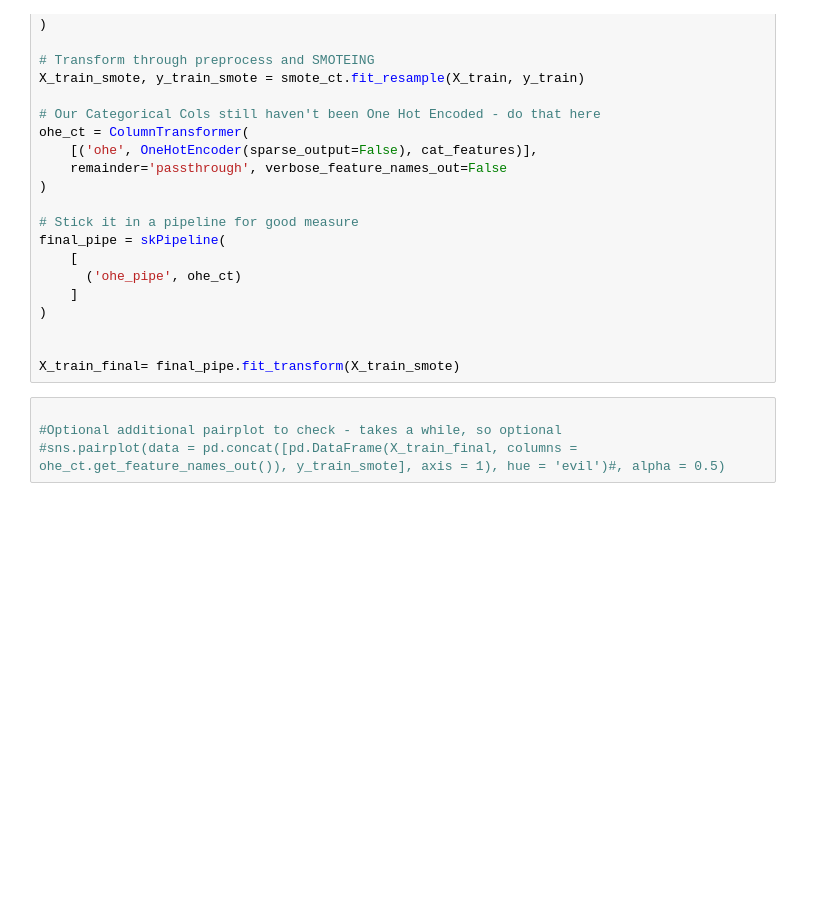
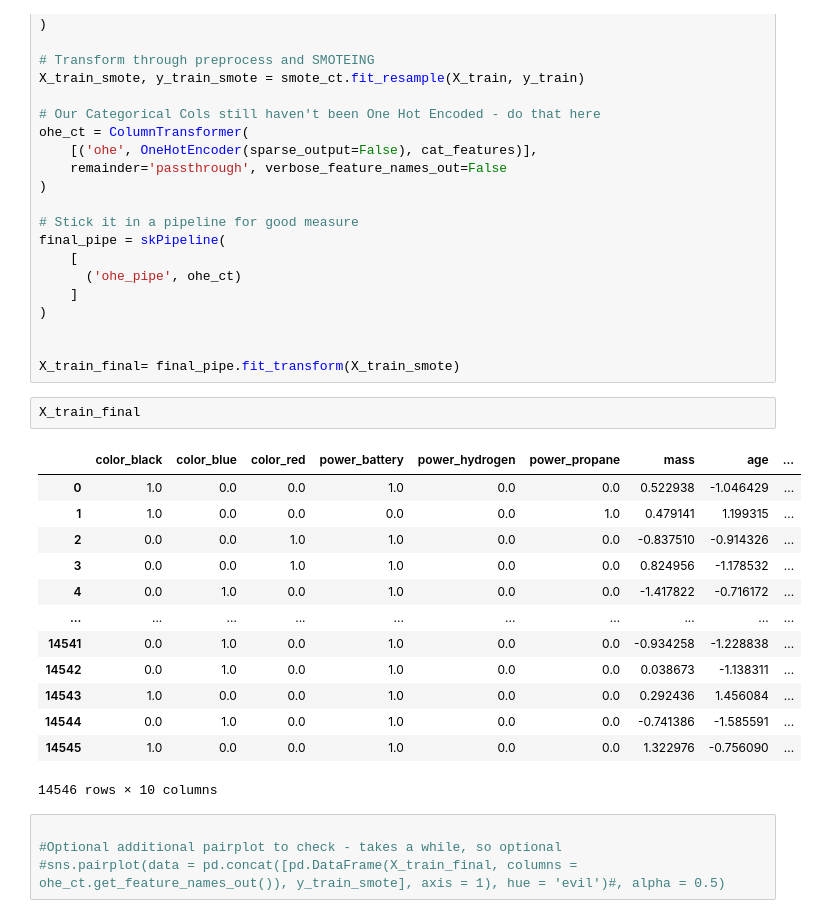
Before and after one commit to data11y/evil-robots-for-students, a Jupyter notebook: robot-hunt-fine-tuning.ipynb, the cells around one changed output. Saved outputs shown, nothing was run; the diff lists cells and outputs as text; blank space fills up the shorter version.

```diff
--- a/robot-hunt-fine-tuning.ipynb
+++ b/robot-hunt-fine-tuning.ipynb
@@ -182,6 +189,22 @@ final_pipe = skPipeline(
 
 
 X_train_final= final_pipe.fit_transform(X_train_smote)
+# %%
+X_train_final
+# %% [output]
+|  | color_black | color_blue | color_red | power_battery | power_hydrogen | power_propane | mass | age | ... |
+| 0 | 1.0 | 0.0 | 0.0 | 1.0 | 0.0 | 0.0 | 0.522938 | -1.046429 | ... |
+| 1 | 1.0 | 0.0 | 0.0 | 0.0 | 0.0 | 1.0 | 0.479141 | 1.199315 | ... |
+| 2 | 0.0 | 0.0 | 1.0 | 1.0 | 0.0 | 0.0 | -0.837510 | -0.914326 | ... |
+| 3 | 0.0 | 0.0 | 1.0 | 1.0 | 0.0 | 0.0 | 0.824956 | -1.178532 | ... |
+| 4 | 0.0 | 1.0 | 0.0 | 1.0 | 0.0 | 0.0 | -1.417822 | -0.716172 | ... |
+| ... | ... | ... | ... | ... | ... | ... | ... | ... | ... |
+| 14541 | 0.0 | 1.0 | 0.0 | 1.0 | 0.0 | 0.0 | -0.934258 | -1.228838 | ... |
+| 14542 | 0.0 | 1.0 | 0.0 | 1.0 | 0.0 | 0.0 | 0.038673 | -1.138311 | ... |
+| 14543 | 1.0 | 0.0 | 0.0 | 1.0 | 0.0 | 0.0 | 0.292436 | 1.456084 | ... |
+| 14544 | 0.0 | 1.0 | 0.0 | 1.0 | 0.0 | 0.0 | -0.741386 | -1.585591 | ... |
+| 14545 | 1.0 | 0.0 | 0.0 | 1.0 | 0.0 | 0.0 | 1.322976 | -0.756090 | ... |
+14546 rows × 10 columns
 # %%
 
 #Optional additional pairplot to check - takes a while, so optional
```
Also changed, not shown: parts of 14 cells of this notebook, 1 other file.
